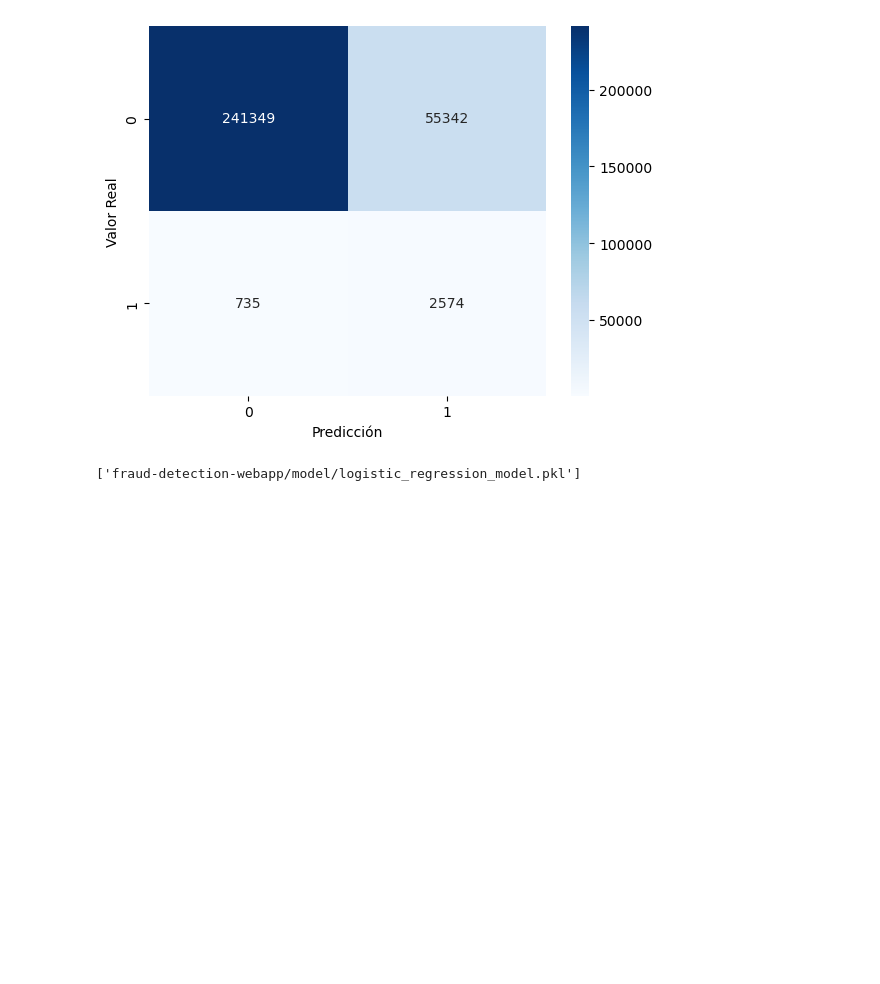
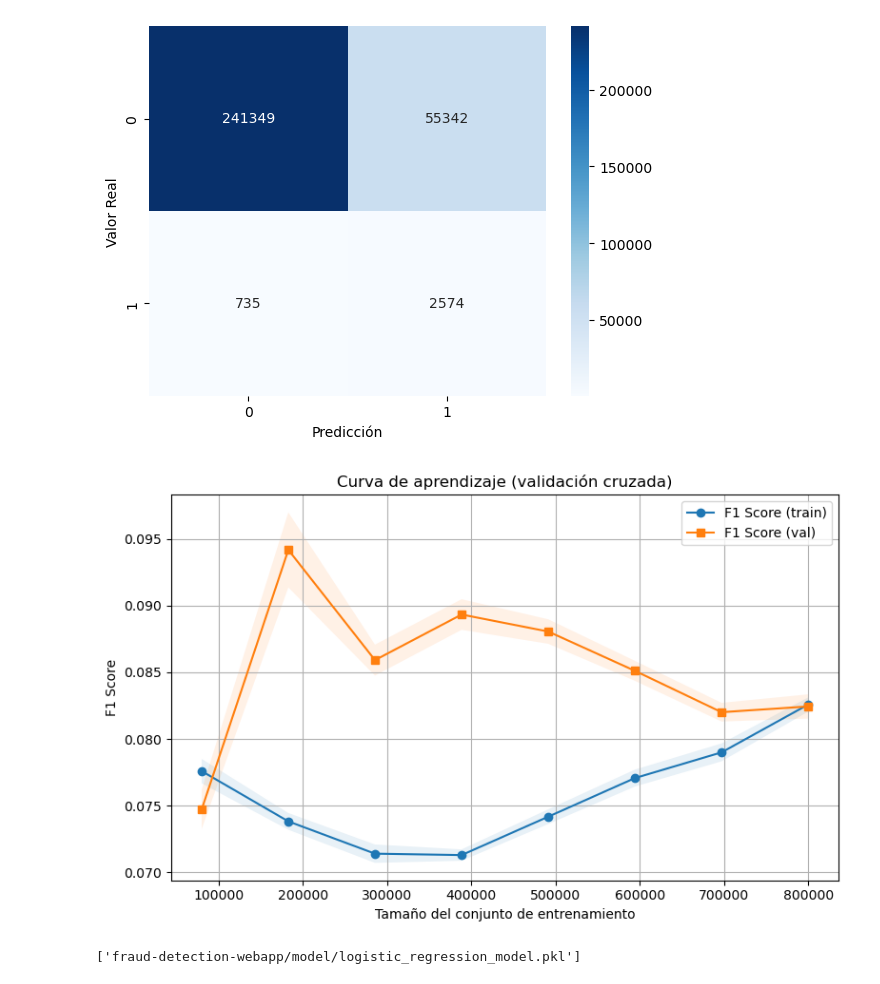
Before and after one commit to EdwinIniguez/TC3006C.101, a Jupyter notebook: regressionLogistica.ipynb, the cells around one changed output. Drawn from its saved outputs; the diff is of its cells as text; code cells hidden in the pictures; blank space fills up the shorter version.

Commit message:
incluir crva de aprendizaje

```diff
--- a/regressionLogistica.ipynb
+++ b/regressionLogistica.ipynb
@@ -144,6 +144,32 @@ weighted avg       0.99      0.81      0.89    300000
 
 --- Matriz de Confusión ---
 [figure]
+# %%
+from sklearn.model_selection import learning_curve, StratifiedKFold
+
+# Usa el pipeline completo (model_pipeline)
+cv = StratifiedKFold(n_splits=5, shuffle=True, random_state=42)
+train_sizes, train_scores, val_scores = learning_curve(
+    model_pipeline, X, y, cv=cv, scoring='f1', n_jobs=-1,
+    train_sizes=np.linspace(0.1, 1.0, 8), random_state=42
+)
+
+plt.figure(figsize=(8,5))
+plt.plot(train_sizes, train_scores.mean(axis=1), 'o-', label='F1 Score (train)')
+plt.plot(train_sizes, val_scores.mean(axis=1), 's-', label='F1 Score (val)')
+plt.fill_between(train_sizes, train_scores.mean(axis=1) - train_scores.std(axis=1),
+                 train_scores.mean(axis=1) + train_scores.std(axis=1), alpha=0.1)
+plt.fill_between(train_sizes, val_scores.mean(axis=1) - val_scores.std(axis=1),
+                 val_scores.mean(axis=1) + val_scores.std(axis=1), alpha=0.1)
+plt.xlabel('Tamaño del conjunto de entrenamiento')
+plt.ylabel('F1 Score')
+plt.title('Curva de aprendizaje (validación cruzada)')
+plt.legend()
+plt.grid(True)
+plt.tight_layout()
+plt.show()
+# %% [output]
+[figure, added]
 # %%
 # exportar el modelo entrenado si es necesario
 import joblib
```
